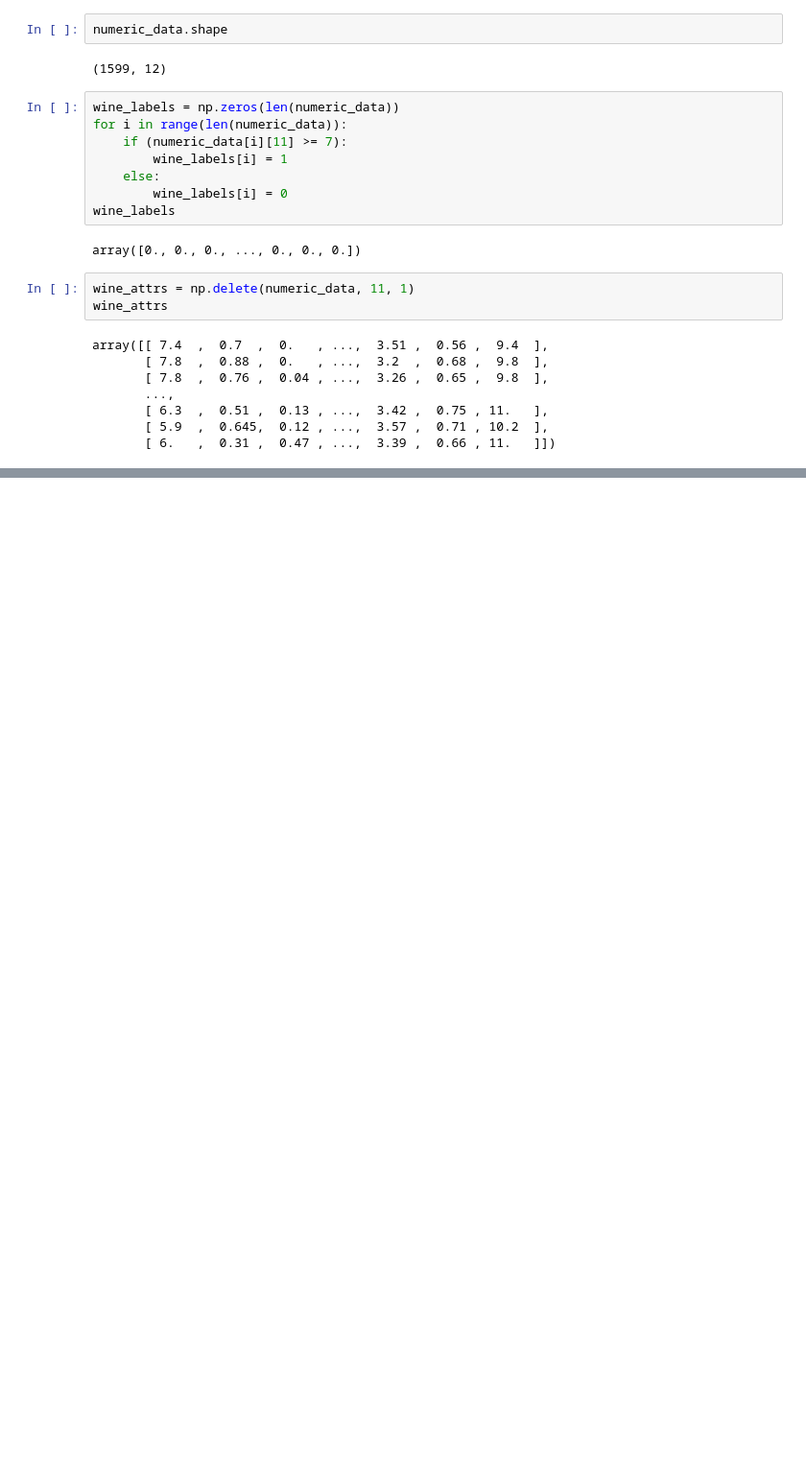
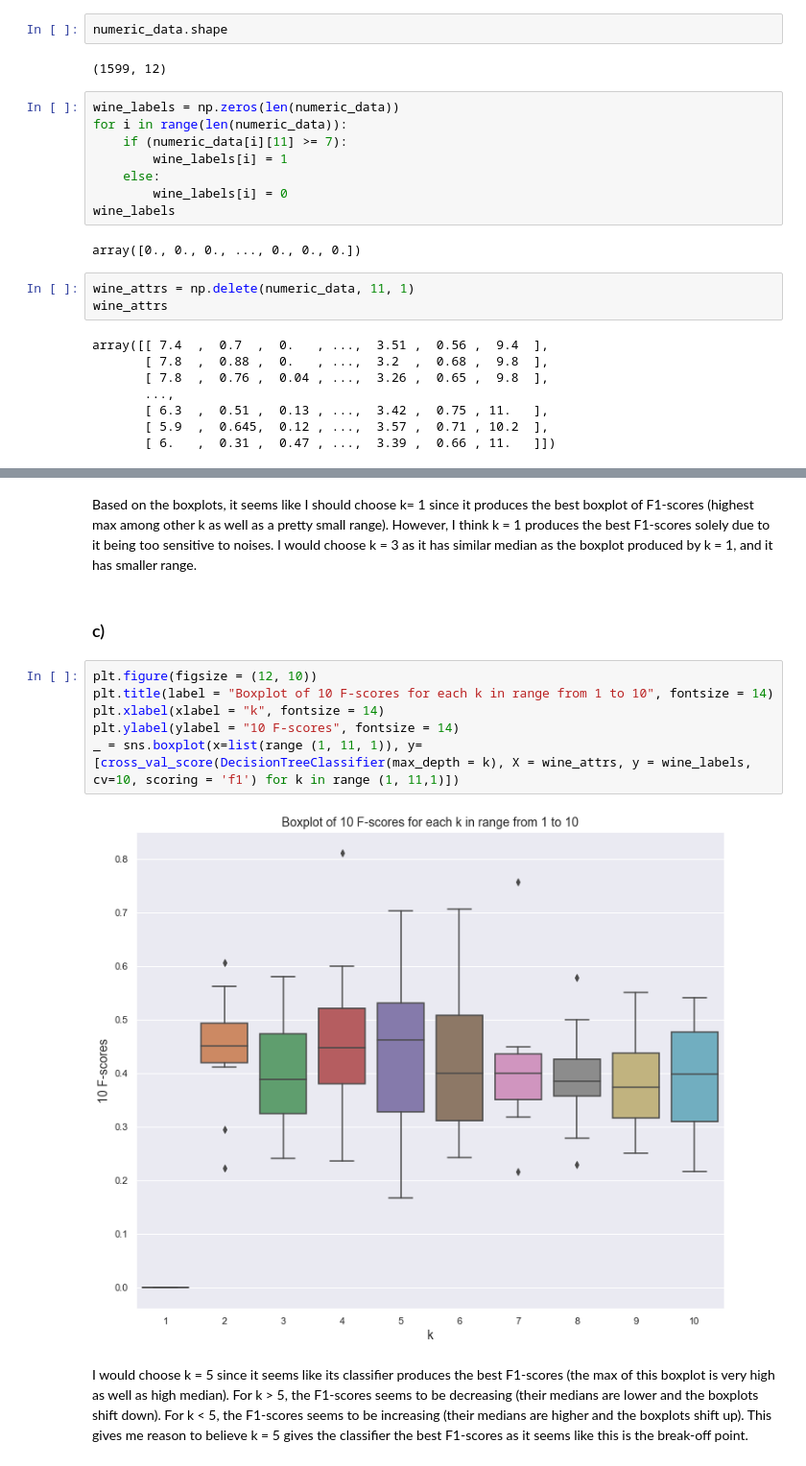
Before and after one commit to dimaTrinh/data-science-ait, a Jupyter notebook: Homework/Homework 3 - Duc Trinh.ipynb, the cells around one changed output, grey strips where cells are left out. Shown at 96% size. Cells and saved outputs as stored; diff of their text form; blank space fills up the shorter version.

```diff
--- a/Homework/Homework 3 - Duc Trinh.ipynb
+++ b/Homework/Homework 3 - Duc Trinh.ipynb
@@ -73,0 +85,14 @@ array([[ 7.4  ,  0.7  ,  0.   , ...,  3.51 ,  0.56 ,  9.4  ],
+# %% [markdown]
+Based on the boxplots, it seems like I should choose k=  1 since it produces the best boxplot of F1-scores (highest max among other k as well as a pretty small range). However, I think k = 1 produces the best F1-scores solely due to it being too sensitive to noises. I would choose k = 3 as it has similar median as the boxplot produced by k = 1, and it has smaller range.
+# %% [markdown]
+### c)
+# %%
+plt.figure(figsize = (12, 10))
+plt.title(label = "Boxplot of 10 F-scores for each k in range from 1 to 10", fontsize = 14)
+plt.xlabel(xlabel = "k", fontsize = 14)
+plt.ylabel(ylabel = "10 F-scores", fontsize = 14)
+_ = sns.boxplot(x=list(range (1, 11, 1)), y=[cross_val_score(DecisionTreeClassifier(max_depth = k), X = wine_attrs, y = wine_labels, cv=10, scoring = 'f1') for k in range (1, 11,1)])
+# %% [output]
+[figure, added]
+# %% [markdown]
+I would choose k = 5 since it seems like its classifier produces the best F1-scores (the max of this boxplot is very high as well as high median). For k > 5, the F1-scores seems to be decreasing (their medians are lower and the boxplots shift down). For k < 5, the F1-scores seems to be increasing (their medians are higher and the boxplots shift up). This gives me reason to believe k = 5 gives the classifier the best F1-scores as it seems like this is the break-off point.
```
Also changed, not shown: parts of 5 cells of this notebook, 2 other files.
